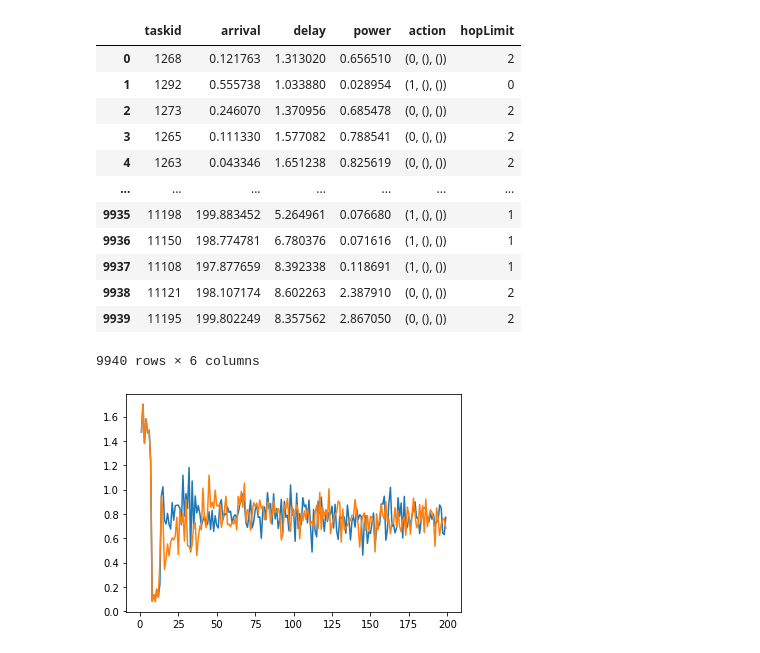
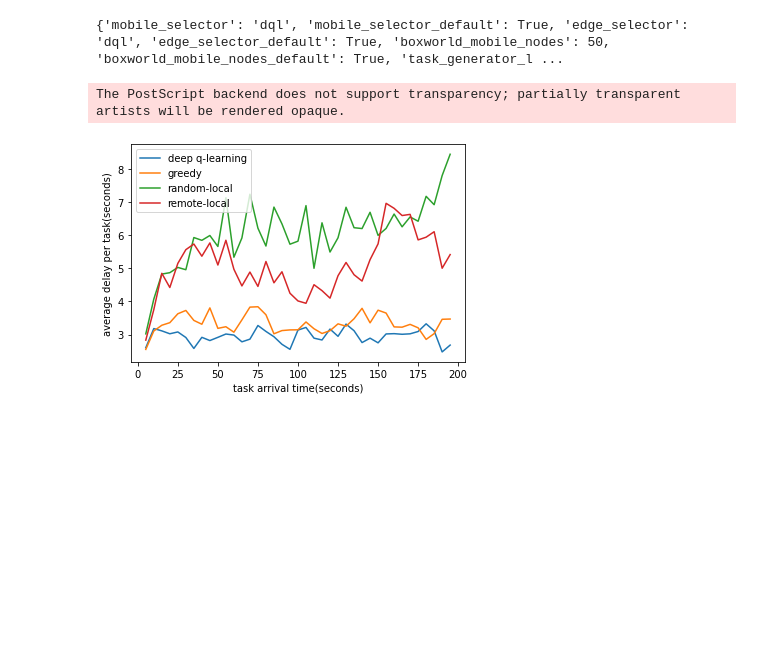
Before and after one commit to ahmadzendebudi/edge_simulation1, a Jupyter notebook: plots.ipynb, the cells around one changed output. Drawn from its saved outputs; the diff is of its cells as text; code cells hidden in the pictures; blank space fills up the shorter version.

Commit message:
graphs

```diff
--- a/plots.ipynb
+++ b/plots.ipynb
@@ -10,39 +9,0 @@ reportList = [TransitionReporter.getListFromPickle("reports/reportmobiledql2.pkl
-# %%
-pandasData = []
-for report in reportList:
-    pandasList = []
-    for item in report:
-        pandasList.append([item.task.id(), item.task.arrivalTime(), item.delay, item.powerConsumtion, item.action, item.task.hopLimit()])
-    pandasData.append(pandasList)
-# %%
-dfList = []
-for list in pandasData:
-    dfList.append(pd.DataFrame(list, columns = ["taskid", "arrival", "delay", "power", "action", "hopLimit"]))
-dfList[0]
-# %% [output]
-|  | taskid | arrival | delay | power | action | hopLimit |
-| 0 | 1268 | 0.121763 | 1.313020 | 0.656510 | (0, (), ()) | 2 |
-| 1 | 1292 | 0.555738 | 1.033880 | 0.028954 | (1, (), ()) | 0 |
-| 2 | 1273 | 0.246070 | 1.370956 | 0.685478 | (0, (), ()) | 2 |
-| 3 | 1265 | 0.111330 | 1.577082 | 0.788541 | (0, (), ()) | 2 |
-| 4 | 1263 | 0.043346 | 1.651238 | 0.825619 | (0, (), ()) | 2 |
-| ... | ... | ... | ... | ... | ... | ... |
-| 9935 | 11198 | 199.883452 | 5.264961 | 0.076680 | (1, (), ()) | 1 |
-| 9936 | 11150 | 198.774781 | 6.780376 | 0.071616 | (1, (), ()) | 1 |
-| 9937 | 11108 | 197.877659 | 8.392338 | 0.118691 | (1, (), ()) | 1 |
-| 9938 | 11121 | 198.107174 | 8.602263 | 2.387910 | (0, (), ()) | 2 |
-| 9939 | 11195 | 199.802249 | 8.357562 | 2.867050 | (0, (), ()) | 2 |
-9940 rows × 6 columns
-# %%
-dfCuts = []
-for df in dfList:
-    data = df.loc[:, ["power"]].groupby(
-        pd.cut(df["arrival"], np.arange(0, 200, 1))).mean()
-    data.index = pd.IntervalIndex(data.index.get_level_values('arrival')).right
-    dfCuts.append(data)
-# %%
-
-for data in dfCuts:
-    plt.plot(data)
-# %% [output]
-[figure, removed]
@@ -48,0 +55,31 @@ for data in dfCuts:
+# %%
+df = loadDataframe("reportMap1.json")
+# %% [output]
+{'mobile_selector': 'dql', 'mobile_selector_default': True, 'edge_selector': 'dql', 'edge_selector_default': True, 'boxworld_mobile_nodes': 50, 'boxworld_mobile_nodes_default': True, 'task_generator_l ...
+# %%
+vairable_conditions = {
+    "deep q-learning": (df["mobile_selector"] == "dql") & (df["edge_selector"] == "dql"),
+    "greedy": (df["mobile_selector"] == "greedy") & (df["edge_selector"] == "greedy"),
+    "random-local": (df["mobile_selector"] == "random") & (df["edge_selector"] == "local"),
+    "remote-local": (df["mobile_selector"] == "remote") & (df["edge_selector"] == "local")
+}
+condition =  (df["mobile_selector_default"] == False) & (df["edge_selector_default"] == False)
+condition = condition & (df["boxworld_mobile_nodes"] == 50) & (df["boxworld_mobile_nodes_default"] == False)
+graphs = {}
+for key, value in vairable_conditions.items():
+    item_condition = condition & value
+    data = df.loc[item_condition, ["delay"]].groupby(
+        pd.cut(df["arrival_time"], np.arange(0, 200, 5))).mean()
+    data.index = pd.IntervalIndex(data.index.get_level_values('arrival_time')).right
+    graphs[key] = data
+
+for key, data in graphs.items():
+    plt.plot(data)
+
+plt.ylabel('average delay per task(seconds)')
+plt.xlabel('task arrival time(seconds)')
+plt.legend(graphs.keys(), loc='upper left')
+plt.savefig('plots/delay_all_methods.eps', format='eps')
+# %% [output]
+The PostScript backend does not support transparency; partially transparent artists will be rendered opaque.
+[figure, added]
```
Also changed, not shown: parts of 10 cells of this notebook, 15 other files.
